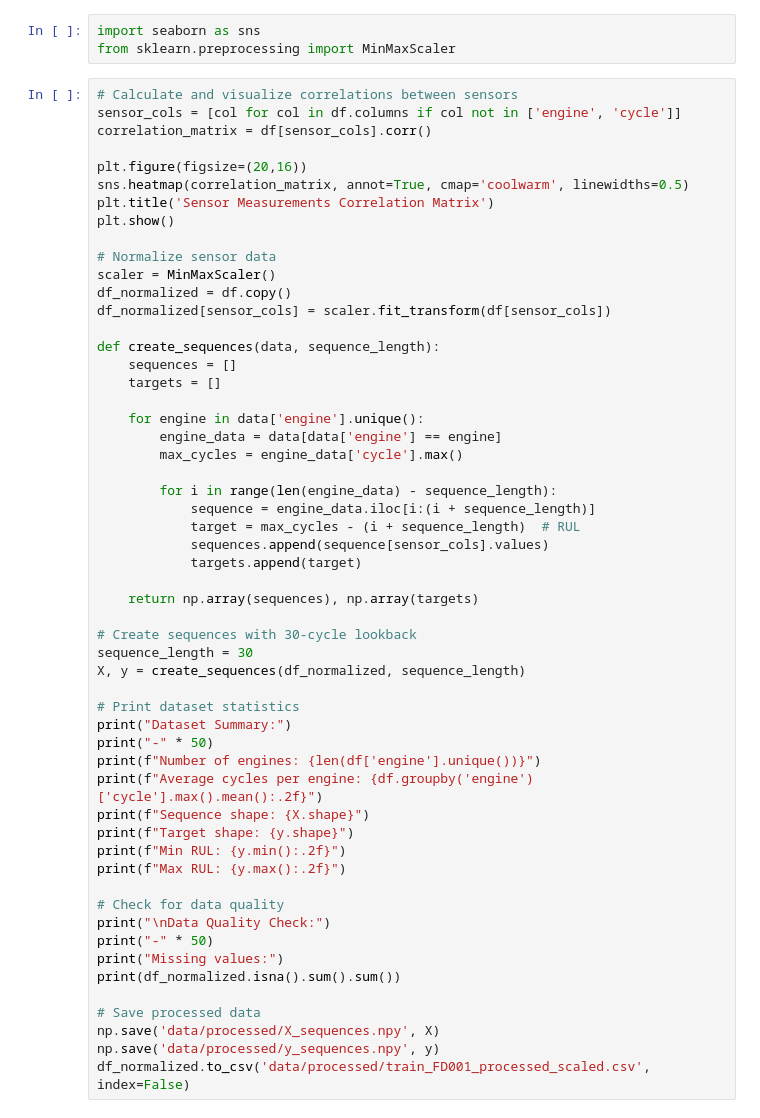
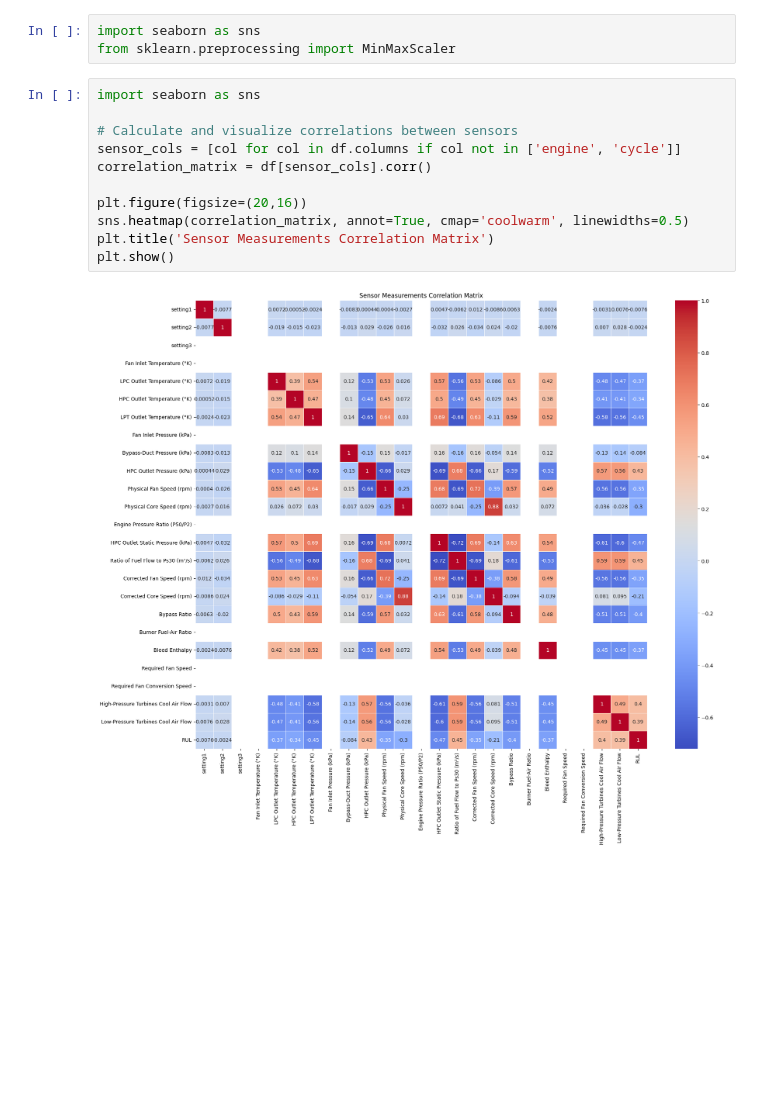
Before and after one commit to IVIOIST/rul-prediction, a Jupyter notebook: preprocessing.ipynb, the cells around one changed output. Drawn from its saved outputs; the diff is of its cells as text; blank space fills up the shorter version.

```diff
--- a/preprocessing.ipynb
+++ b/preprocessing.ipynb
@@ -227,57 +281,15 @@ train_with_rul.to_csv('data/processed/test_FD001_processed.csv', index=False)
 import seaborn as sns
 from sklearn.preprocessing import MinMaxScaler
 # %%
+import seaborn as sns
+
 # Calculate and visualize correlations between sensors
 sensor_cols = [col for col in df.columns if col not in ['engine', 'cycle']]
 correlation_matrix = df[sensor_cols].corr()
 
 plt.figure(figsize=(20,16))
 sns.heatmap(correlation_matrix, annot=True, cmap='coolwarm', linewidths=0.5)
 plt.title('Sensor Measurements Correlation Matrix')
 plt.show()
-
-# Normalize sensor data
-scaler = MinMaxScaler()
-df_normalized = df.copy()
-df_normalized[sensor_cols] = scaler.fit_transform(df[sensor_cols])
-
-def create_sequences(data, sequence_length):
-    sequences = []
-    targets = []
-
-    for engine in data['engine'].unique():
-        engine_data = data[data['engine'] == engine]
-        max_cycles = engine_data['cycle'].max()
-
-        for i in range(len(engine_data) - sequence_length):
-            sequence = engine_data.iloc[i:(i + sequence_length)]
-            target = max_cycles - (i + sequence_length)  # RUL
-            sequences.append(sequence[sensor_cols].values)
-            targets.append(target)
-
-    return np.array(sequences), np.array(targets)
-
-# Create sequences with 30-cycle lookback
-sequence_length = 30
-X, y = create_sequences(df_normalized, sequence_length)
-
-# Print dataset statistics
-print("Dataset Summary:")
-print("-" * 50)
-print(f"Number of engines: {len(df['engine'].unique())}")
-print(f"Average cycles per engine: {df.groupby('engine')['cycle'].max().mean():.2f}")
-print(f"Sequence shape: {X.shape}")
-print(f"Target shape: {y.shape}")
-print(f"Min RUL: {y.min():.2f}")
-print(f"Max RUL: {y.max():.2f}")
-
-# Check for data quality
-print("\nData Quality Check:")
-print("-" * 50)
-print("Missing values:")
-print(df_normalized.isna().sum().sum())
-
-# Save processed data
-np.save('data/processed/X_sequences.npy', X)
-np.save('data/processed/y_sequences.npy', y)
-df_normalized.to_csv('data/processed/train_FD001_processed_scaled.csv', index=False)
+# %% [output]
+[figure, added]
```
Also changed, not shown: parts of 7 cells of this notebook, 21 other files.
